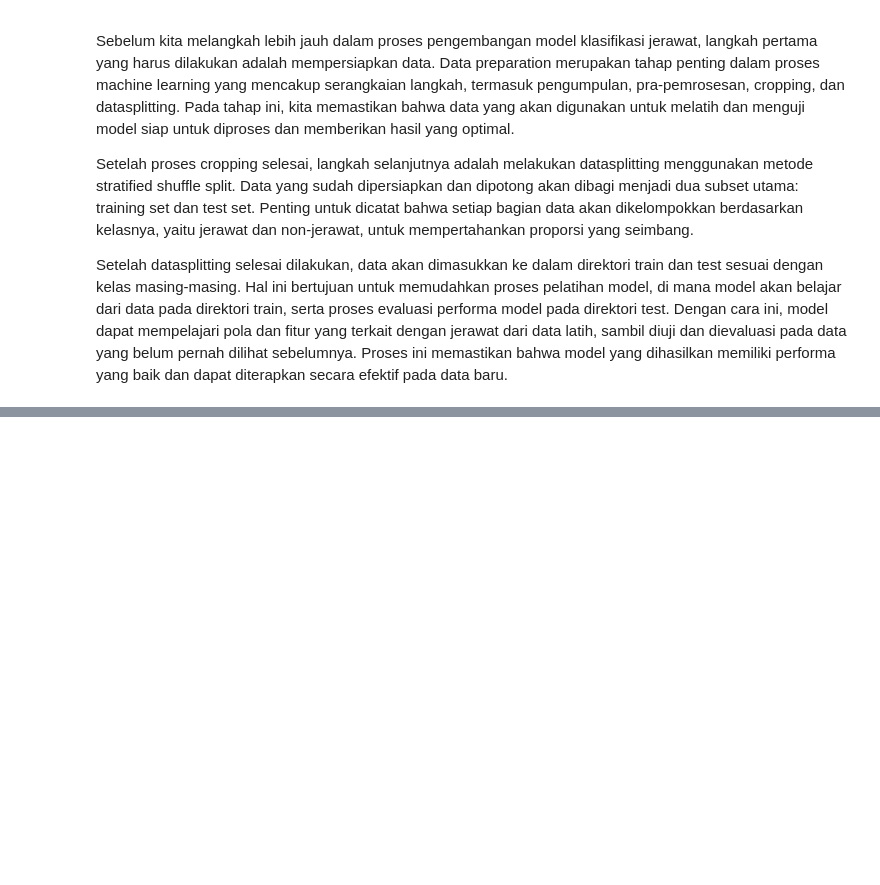
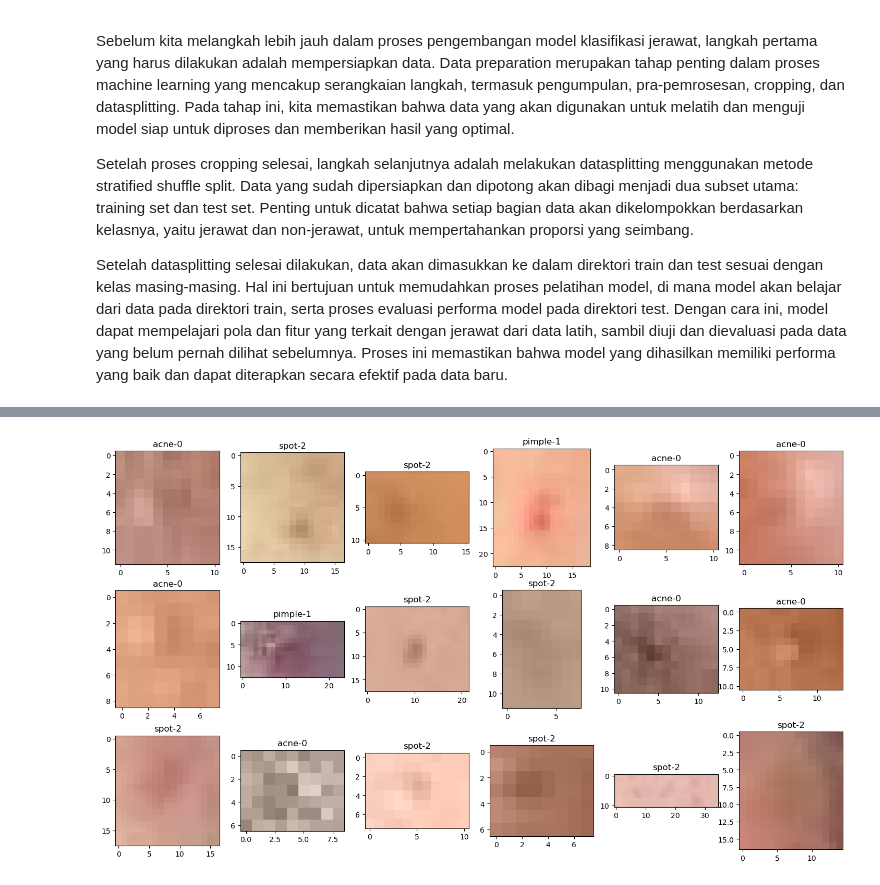
Before and after one commit to izzalDev/acne-classification, a Jupyter notebook: 1 Technical Analysis.ipynb, the cells around one changed output, grey strips where cells are left out. Saved outputs shown, nothing was run; the diff lists cells and outputs as text; code cells hidden in the pictures; blank space fills up the shorter version.

```diff
--- a/1 Technical Analysis.ipynb
+++ b/1 Technical Analysis.ipynb
@@ -203,0 +248,11 @@ tor
+# %%
+plt.figure(figsize=(18, 10))
+for i in range(18):
+    idx = random.choice(train.index)
+    with fs.open(f'/data/processed/train/{train.label[idx]}/{train.filename[idx]}') as f:
+        image = plt.imread(f)
+    ax=plt.subplot(3,6,i+1) # create an axis
+    ax.title.set_text(train.label[idx] + '-' + str(labels_map[train.label[idx]])) # create a name of the axis based on the img name
+    plt.imshow(image) # show the img
+# %% [output]
+[figure, added]
```
Also changed, not shown: parts of 8 cells of this notebook, 5 other files.
